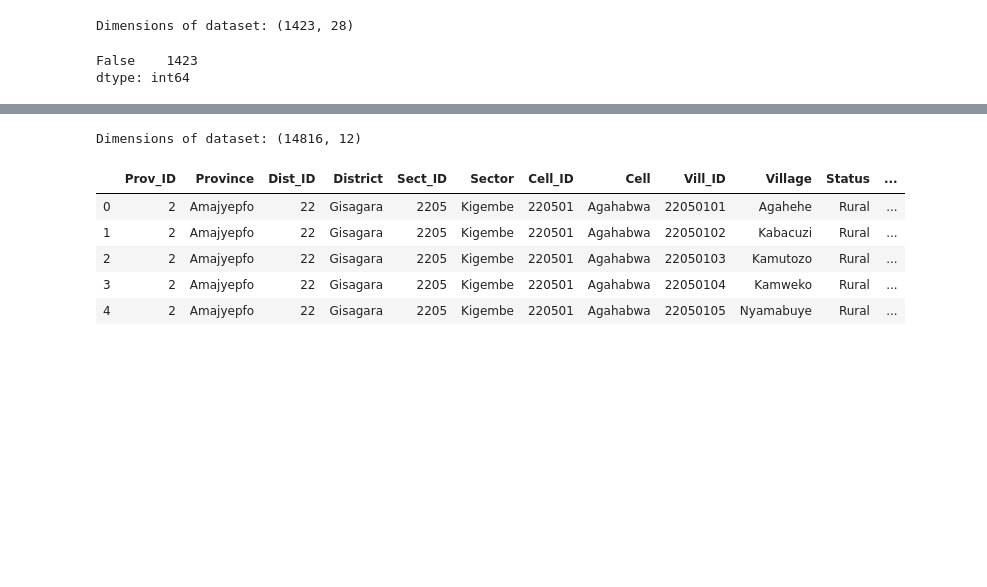
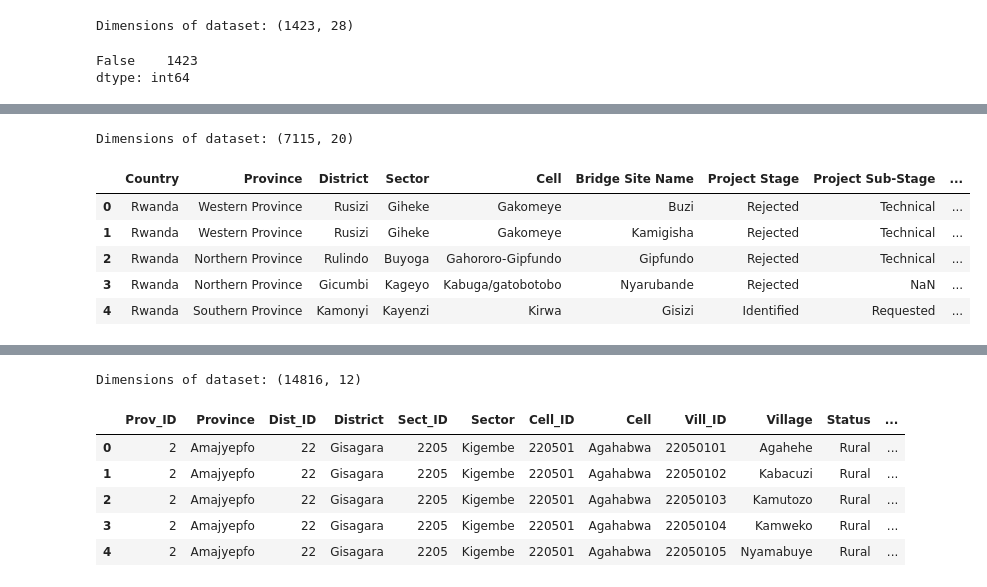
Before and after one commit to BloomTech-Labs/Labs25-Bridges_to_Prosperity-TeamC-ds, a Jupyter notebook: notebooks/cleaningv2.ipynb, the cells around one changed output, grey strips where cells are left out. Saved outputs shown, nothing was run; the diff lists cells and outputs as text; code cells hidden in the pictures; blank space fills up the shorter version.

```diff
--- a/notebooks/cleaningv2.ipynb
+++ b/notebooks/cleaningv2.ipynb
@@ -86,11 +112,19 @@ value_variables = ['Community Served 1', 'Community Served 2',
 # %%
 # melt the dataframe so we get all the communities that a bridge would serve in one column
 # this will make duplicate observations of bridges. THis is okay since we want to be able to get counts
 # of how many villages a bridge would service.
 
-melted_df = pd.melt(df, id_vars=ID_variable, value_vars=value_variables, var_name='Original_Community_col', value_name='Community_Served', )
-print(f'Dimensions of dataset: {melted_df.shape}')
-melted_df.head()
+b2p_df = pd.melt(df, id_vars=ID_variable, value_vars=value_variables, var_name='Original_Community_col', value_name='Community_Served', )
+print(f'Dimensions of dataset: {b2p_df.shape}')
+b2p_df.head()
+# %% [output]
+Dimensions of dataset: (7115, 20)
+|  | Country | Province | District | Sector | Cell | Bridge Site Name | Project Stage | Project Sub-Stage | ... |
+| 0 | Rwanda | Western Province | Rusizi | Giheke | Gakomeye | Buzi | Rejected | Technical | ... |
+| 1 | Rwanda | Western Province | Rusizi | Giheke | Gakomeye | Kamigisha | Rejected | Technical | ... |
+| 2 | Rwanda | Northern Province | Rulindo | Buyoga | Gahororo-Gipfundo | Gipfundo | Rejected | Technical | ... |
+| 3 | Rwanda | Northern Province | Gicumbi | Kageyo | Kabuga/gatobotobo | Nyarubande | Rejected | NaN | ... |
+| 4 | Rwanda | Southern Province | Kamonyi | Kayenzi | Kirwa | Gisizi | Identified | Requested | ... |
 # %%
 # now that we have our melted dataframe, we want to delete any observation that has a
 # null value in the 'Community_Served' column
```
Also changed, not shown: parts of 21 cells of this notebook.
